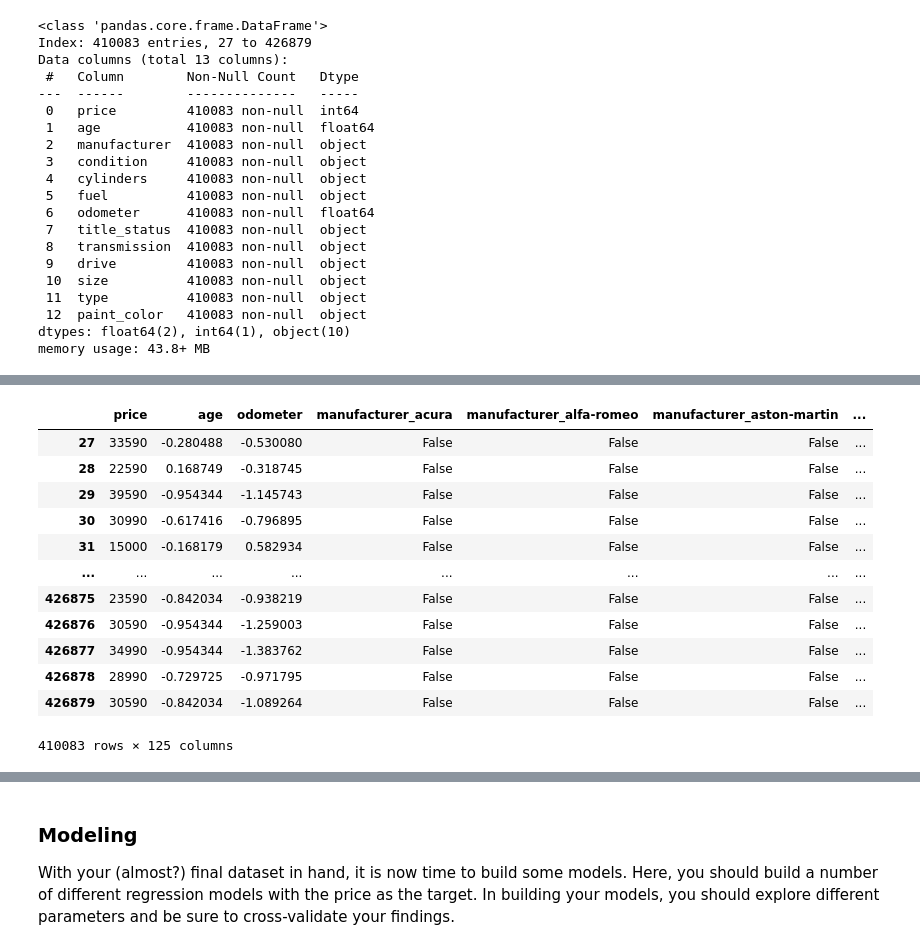
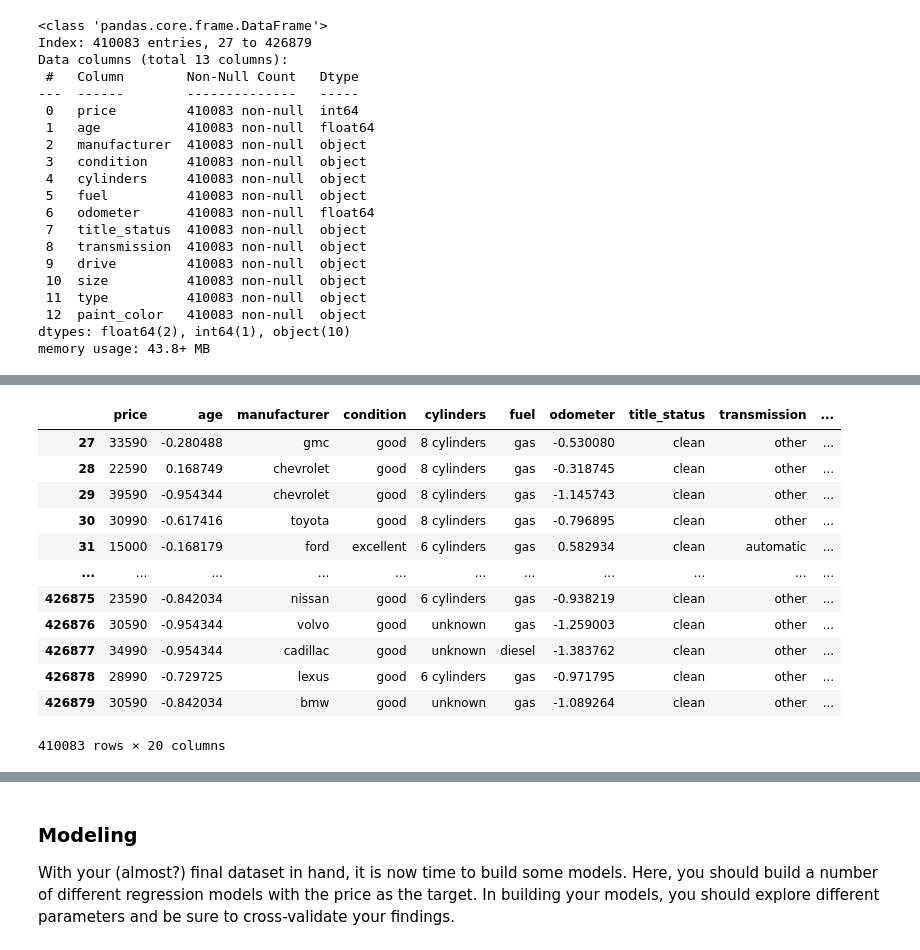
Before and after one commit to kyledunne/mlai-practical-app-2, a Jupyter notebook: prompt_II.ipynb, the cells around one changed output, grey strips where cells are left out. Saved outputs shown, nothing was run; the diff lists cells and outputs as text; code cells hidden in the pictures.

```diff
--- a/prompt_II.ipynb
+++ b/prompt_II.ipynb
@@ -216,17 +273,18 @@ vehicles_cleaned6[['age', 'odometer']] = scaler.fit_transform(numeric_columns)
+# %%
+vehicles_cleaned8
+# %% [output]
+|  | price | age | manufacturer | condition | cylinders | fuel | odometer | title_status | transmission | ... |
+| 27 | 33590 | -0.280488 | gmc | good | 8 cylinders | gas | -0.530080 | clean | other | ... |
+| 28 | 22590 | 0.168749 | chevrolet | good | 8 cylinders | gas | -0.318745 | clean | other | ... |
+| 29 | 39590 | -0.954344 | chevrolet | good | 8 cylinders | gas | -1.145743 | clean | other | ... |
+| 30 | 30990 | -0.617416 | toyota | good | 8 cylinders | gas | -0.796895 | clean | other | ... |
+| 31 | 15000 | -0.168179 | ford | excellent | 6 cylinders | gas | 0.582934 | clean | automatic | ... |
+| ... | ... | ... | ... | ... | ... | ... | ... | ... | ... | ... |
+| 426875 | 23590 | -0.842034 | nissan | good | 6 cylinders | gas | -0.938219 | clean | other | ... |
+| 426876 | 30590 | -0.954344 | volvo | good | unknown | gas | -1.259003 | clean | other | ... |
+| 426877 | 34990 | -0.954344 | cadillac | good | unknown | diesel | -1.383762 | clean | other | ... |
+| 426878 | 28990 | -0.729725 | lexus | good | 6 cylinders | gas | -0.971795 | clean | other | ... |
+| 426879 | 30590 | -0.842034 | bmw | good | unknown | gas | -1.089264 | clean | other | ... |
+410083 rows × 20 columns
 # %%
-encoded_vehicles = pd.get_dummies(vehicles_cleaned6)
-encoded_vehicles
+encoded_vehicles = pd.get_dummies(vehicles_cleaned8)
-# %% [output]
-|  | price | age | odometer | manufacturer_acura | manufacturer_alfa-romeo | manufacturer_aston-martin | ... |
-| 27 | 33590 | -0.280488 | -0.530080 | False | False | False | ... |
-| 28 | 22590 | 0.168749 | -0.318745 | False | False | False | ... |
-| 29 | 39590 | -0.954344 | -1.145743 | False | False | False | ... |
-| 30 | 30990 | -0.617416 | -0.796895 | False | False | False | ... |
-| 31 | 15000 | -0.168179 | 0.582934 | False | False | False | ... |
-| ... | ... | ... | ... | ... | ... | ... | ... |
-| 426875 | 23590 | -0.842034 | -0.938219 | False | False | False | ... |
-| 426876 | 30590 | -0.954344 | -1.259003 | False | False | False | ... |
-| 426877 | 34990 | -0.954344 | -1.383762 | False | False | False | ... |
-| 426878 | 28990 | -0.729725 | -0.971795 | False | False | False | ... |
-| 426879 | 30590 | -0.842034 | -1.089264 | False | False | False | ... |
-410083 rows × 125 columns
```
Also changed, not shown: parts of 9 cells of this notebook.
